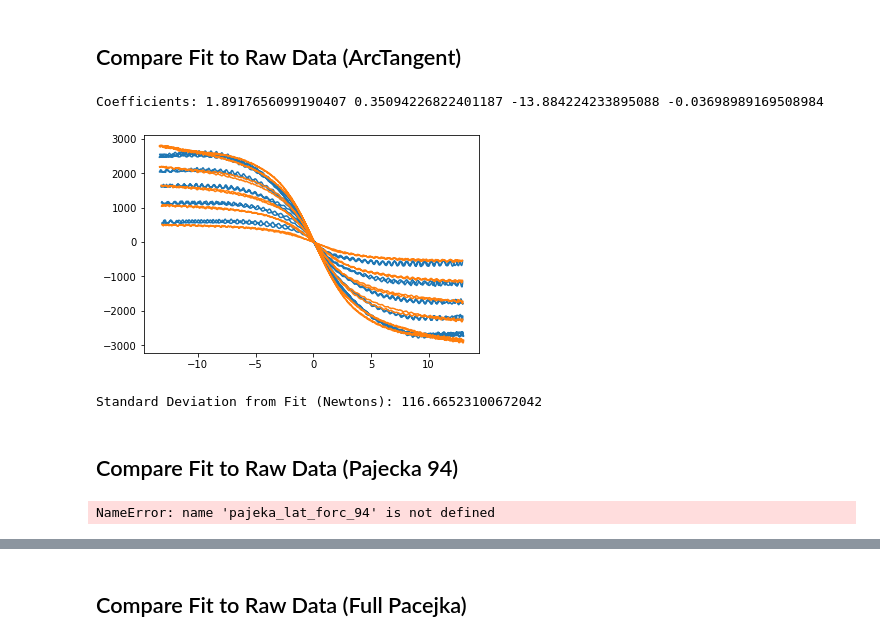
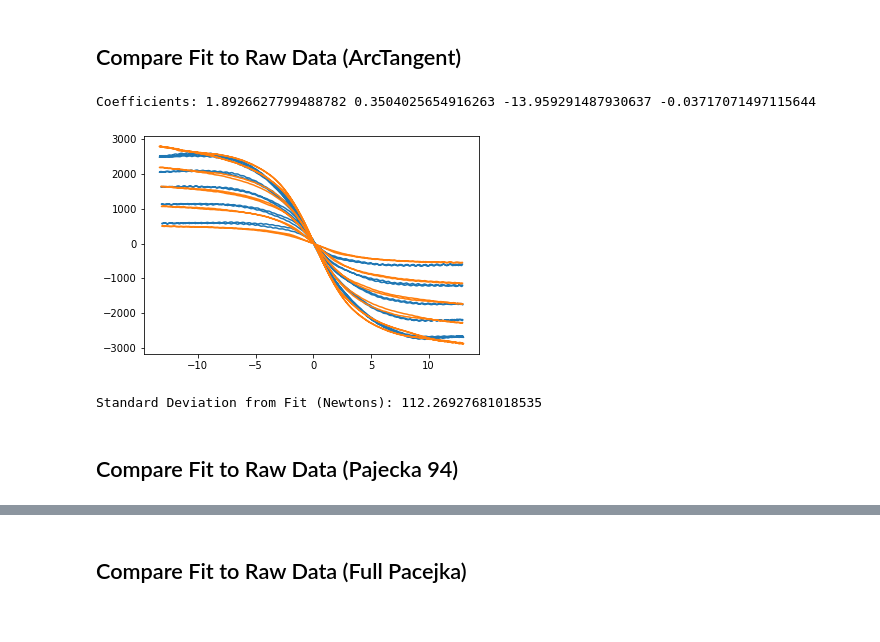
Before and after one commit to kierancoz/tire_analysis, a Jupyter notebook: pacejka_test_fitting.ipynb, the cells around one changed output, grey strips where cells are left out. Saved outputs shown, nothing was run; the diff lists cells and outputs as text; code cells hidden in the pictures.

Commit message:
matlab working

```diff
--- a/pacejka_test_fitting.ipynb
+++ b/pacejka_test_fitting.ipynb
@@ -14,11 +21,12 @@ from math import sin, atan
 # %%
-df = data_helpers.clean_data([sio.loadmat("tire_data/RunData_10inch_Cornering_Matlab_SI_Round6/B1654run22.mat")])
-
 variable_sweeps = {"load" : {"sweep" : np.array([-250, -200, -150, -100, -50]) / 0.224809, "label" : "FZ" },
                     "camber" : {"sweep" : np.array([0, 2, 4]), "label" : "IA"},
                     "pressure" : {"sweep" : np.array([8, 10, 12, 14]) * 6.89476, "label" : "P"},
                     "velocity" : {"sweep" : np.array([15, 25, 45]) * 1.60934, "label" : "V"}}
 
-for variable, info in variable_sweeps.items():
-    temp_nearest_func = lambda x: data_helpers.get_nearest_value(info["sweep"], x)
-    df[variable] = df[info["label"]].apply(temp_nearest_func)
+for variable, sweep_info in variable_sweeps.items():
+    nearest_val_func = lambda x: data_helpers.get_nearest_value(sweep_info["sweep"], x)
+    df[variable] = df[sweep_info["label"]].apply(nearest_val_func)
+
+    # counts number of points for each sweep
+    sweep_info["count"] = df.groupby([variable])[variable].count()
@@ -27,5 +33 @@ for variable, info in variable_sweeps.items():
-# %%
-for variable, info in variable_sweeps.items():
-    count = df.groupby([variable])[variable].count()
-    variable_sweeps[variable]["count"] = count
 # %% [markdown]
@@ -55,25 +67,18 @@ def arctan_lat_fit(X, A, B, C, D):
 # %% [markdown]
 ## Compare Fit to Raw Data (ArcTangent)
 # %%
-output0 = optimize.curve_fit(arctan_lat_fit, temp_df, temp_df["FY"])
-print("Coefficients:", *output0[0])
+arctan_fit_out = optimize.curve_fit(arctan_lat_fit, new_df, new_df["FY"])
+arctan_fit_Fy = arctan_lat_fit(new_df, *arctan_fit_out[0])
+print("Coefficients:", *arctan_fit_out[0])
 # %% [output]
-Coefficients: 1.8917656099190407 0.35094226822401187 -13.884224233895088 -0.03698989169508984
+Coefficients: 1.8926627799488782 0.3504025654916263 -13.959291487930637 -0.03717071497115644
-# %%
-plt.plot(temp_df["SA"], temp_df["FY"])
-plt.plot(temp_df["SA"], arctan_lat_fit(temp_df, *output0[0]))
-plt.show()
-# %% [output]
-[figure, removed]
-# %%
-squared_errors = (abs(temp_df["FY"] - arctan_lat_fit(temp_df, *output0[0])))**2
-print("Standard Deviation from Fit (Newtons):", (sum(squared_errors)/len(squared_errors))**0.5 )
-# %% [output]
-Standard Deviation from Fit (Newtons): 116.66523100672042
+# %%
+plt.plot(new_df["SA"], new_df["FY"])
+plt.plot(new_df["SA"], arctan_fit_Fy)
+plt.show()
+print("Standard Deviation from Fit (Newtons):", data_helpers.standard_deviation(list(new_df["FY"]), arctan_fit_Fy) )
+# %% [output]
+[figure, added]
+Standard Deviation from Fit (Newtons): 112.26927681018535
 # %% [markdown]
 ## Compare Fit to Raw Data (Pajecka 94)
-# %%
-output = optimize.curve_fit(pajeka_lat_forc_94, temp_df, temp_df["FY"])
-print("Coefficients:",*output[0])
-# %% [output]
-NameError: name 'pajeka_lat_forc_94' is not defined
```
Also changed, not shown: parts of 28 cells of this notebook, 4 other files.
